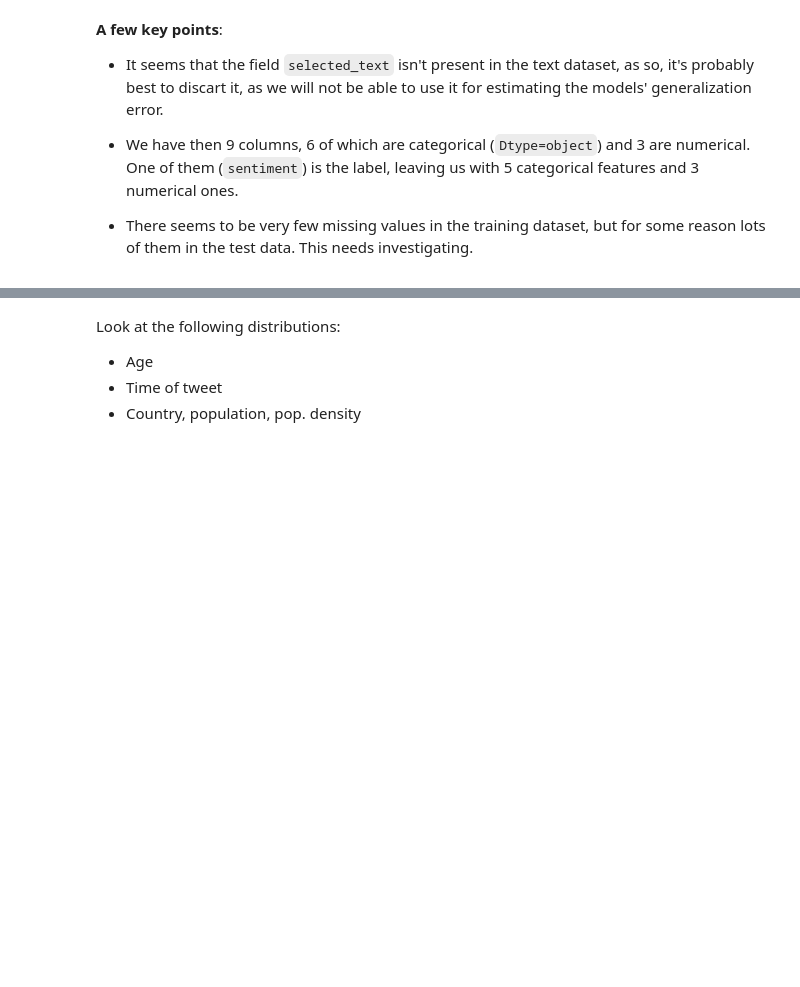
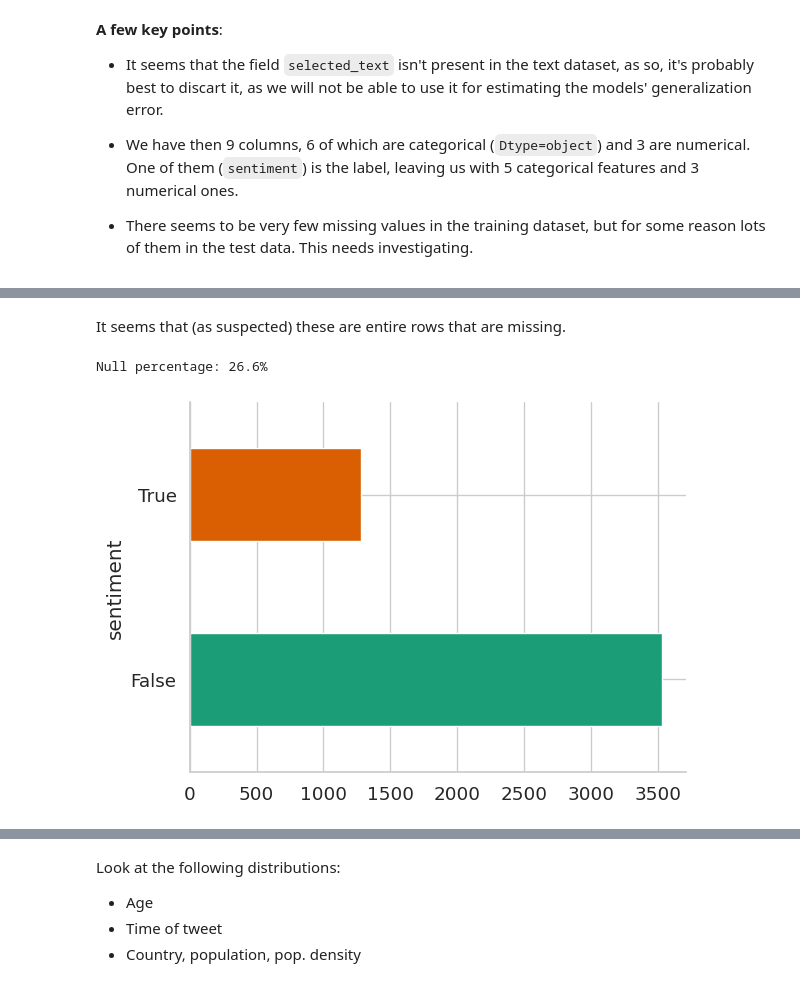
Before and after one commit to DiegoFleury/MI201-groupe-4, a Jupyter notebook: notebooks/preProcessingAndEDA.ipynb, the cells around one changed output, grey strips where cells are left out. Drawn from its saved outputs; the diff is of its cells as text; code cells hidden in the pictures; blank space fills up the shorter version.

```diff
--- a/notebooks/preProcessingAndEDA.ipynb
+++ b/notebooks/preProcessingAndEDA.ipynb
@@ -140,0 +140,3 @@ BERT embeddings and dataloader
+# %%
+train_df = train_df.drop(columns=['textID', 'selected_text'])
+test_df = test_df.drop(columns=['textID'])
@@ -140,0 +164,9 @@ BERT embeddings and dataloader
+# %% [markdown]
+It seems that (as suspected) these are entire rows that are missing.
+# %%
+test_df.isnull().groupby('sentiment').size().plot(kind='barh', color=sns.palettes.mpl_palette('Dark2'));
+plt.gca().spines[['top', 'right',]].set_visible(False);
+print(f"Null percentage: {test_df.isnull().all(axis=1).sum() / test_df.shape[0] * 100:.1f}%")
+# %% [output]
+Null percentage: 26.6%
+[figure, added]
```
Also changed, not shown: parts of 57 cells of this notebook.
